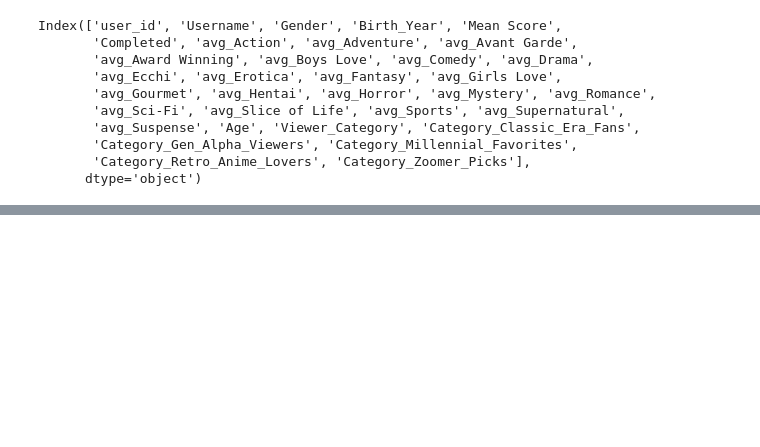
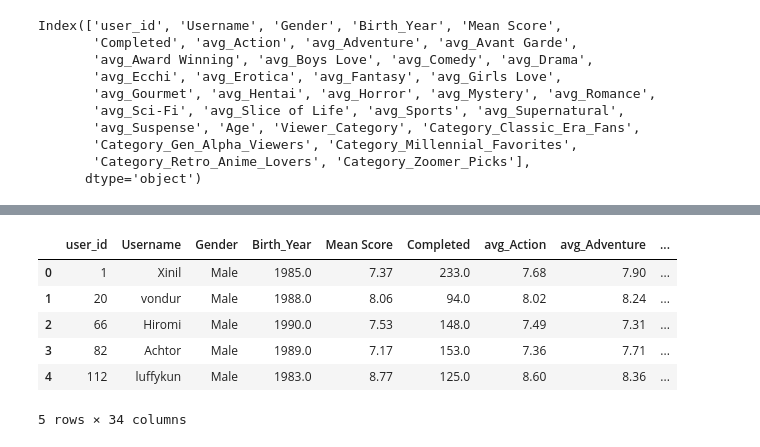
Before and after one commit to SavageCat05/Manga-Recommender, a Jupyter notebook: core/anime_recommender.ipynb, the cells around one changed output, grey strips where cells are left out. Drawn from its saved outputs; the diff is of its cells as text; code cells hidden in the pictures; blank space fills up the shorter version.

```diff
--- a/core/anime_recommender.ipynb
+++ b/core/anime_recommender.ipynb
@@ -1046,0 +1072,10 @@ final_df.shape
+# %%
+final_df.head()
+# %% [output]
+|  | user_id | Username | Gender | Birth_Year | Mean Score | Completed | avg_Action | avg_Adventure | ... |
+| 0 | 1 | Xinil | Male | 1985.0 | 7.37 | 233.0 | 7.68 | 7.90 | ... |
+| 1 | 20 | vondur | Male | 1988.0 | 8.06 | 94.0 | 8.02 | 8.24 | ... |
+| 2 | 66 | Hiromi | Male | 1990.0 | 7.53 | 148.0 | 7.49 | 7.31 | ... |
+| 3 | 82 | Achtor | Male | 1989.0 | 7.17 | 153.0 | 7.36 | 7.71 | ... |
+| 4 | 112 | luffykun | Male | 1983.0 | 8.77 | 125.0 | 8.60 | 8.36 | ... |
+5 rows × 34 columns
```
Also changed, not shown: parts of 35 cells of this notebook, 5 other files.
